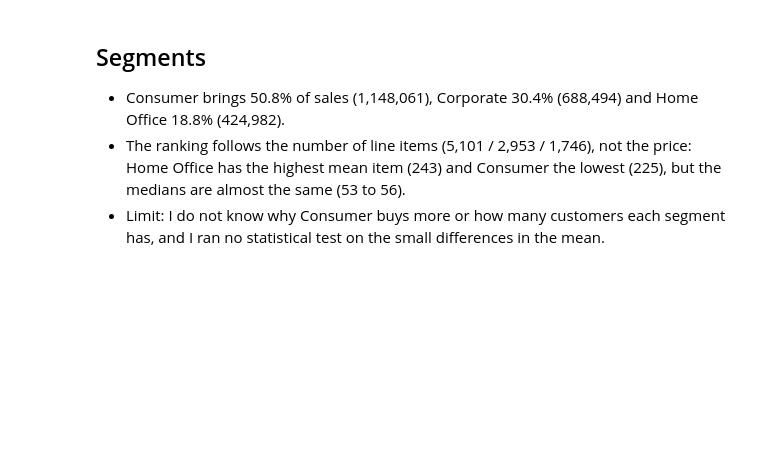
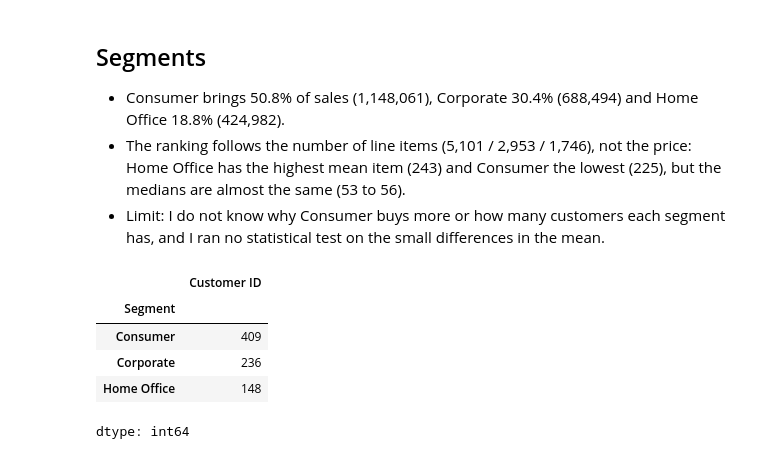
Before and after one commit to Bilal-data/superstore-sales-analysis, a Jupyter notebook: superstore_sales_analysis.ipynb, the cells around one changed output. Cells and saved outputs as stored; diff of their text form; code cells hidden in the pictures; blank space fills up the shorter version.

```diff
--- a/superstore_sales_analysis.ipynb
+++ b/superstore_sales_analysis.ipynb
@@ -270,3 +270,12 @@ sales.groupby("Segment")["Sales"].agg(["count", "sum", "mean", "median"]).round(
 - Consumer brings 50.8% of sales (1,148,061), Corporate 30.4% (688,494) and Home Office 18.8% (424,982).
 - The ranking follows the number of line items (5,101 / 2,953 / 1,746), not the price: Home Office has the highest mean item (243) and Consumer the lowest (225), but the medians are almost the same (53 to 56).
 - Limit: I do not know why Consumer buys more or how many customers each segment has, and I ran no statistical test on the small differences in the mean.
+# %%
+sales.groupby("Segment")["Customer ID"].nunique()
+# %% [output]
+|  | Customer ID |
+| Segment |  |
+| Consumer | 409 |
+| Corporate | 236 |
+| Home Office | 148 |
+dtype: int64
```
Also changed, not shown: parts of 2 cells of this notebook.
